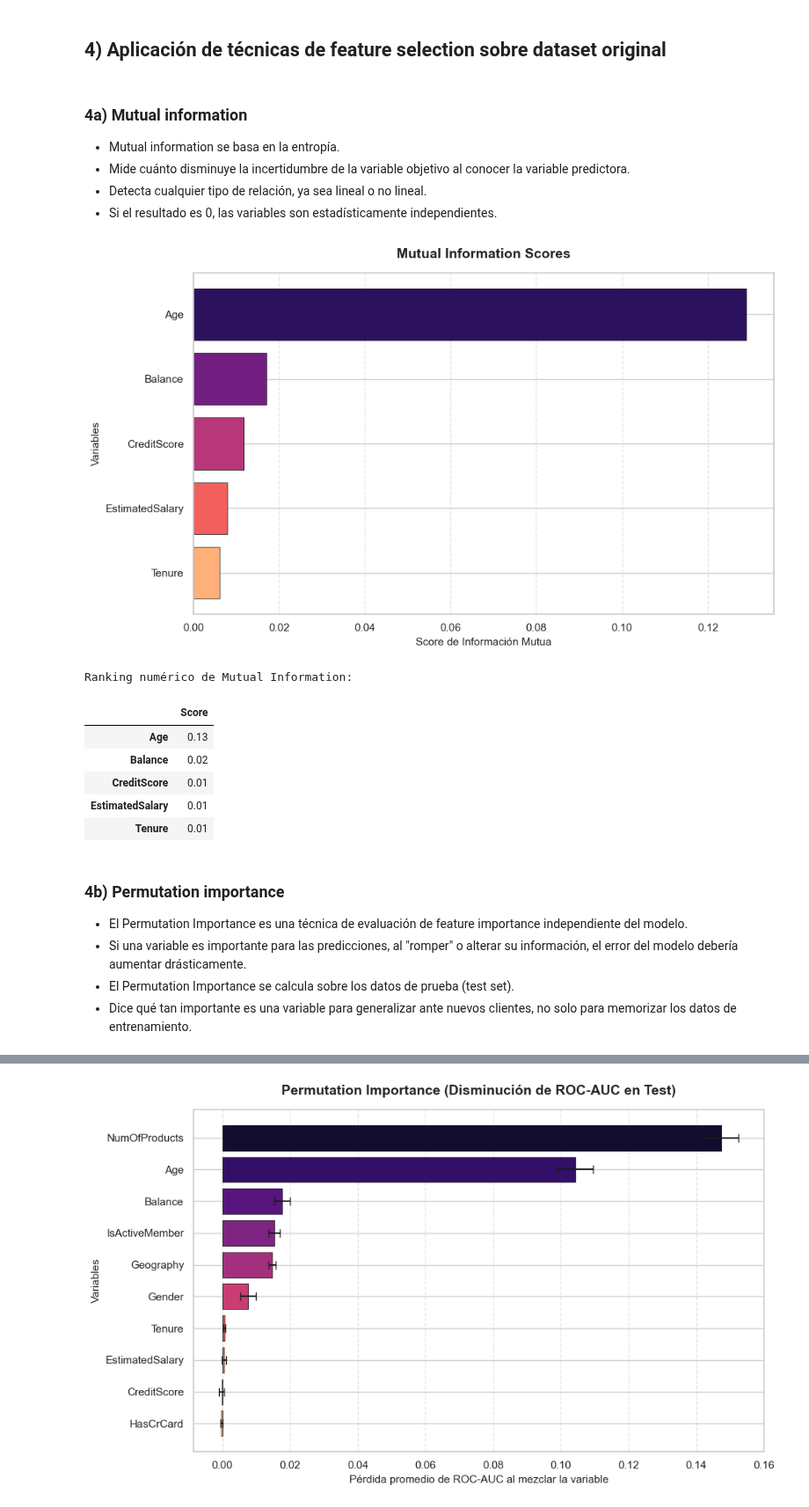
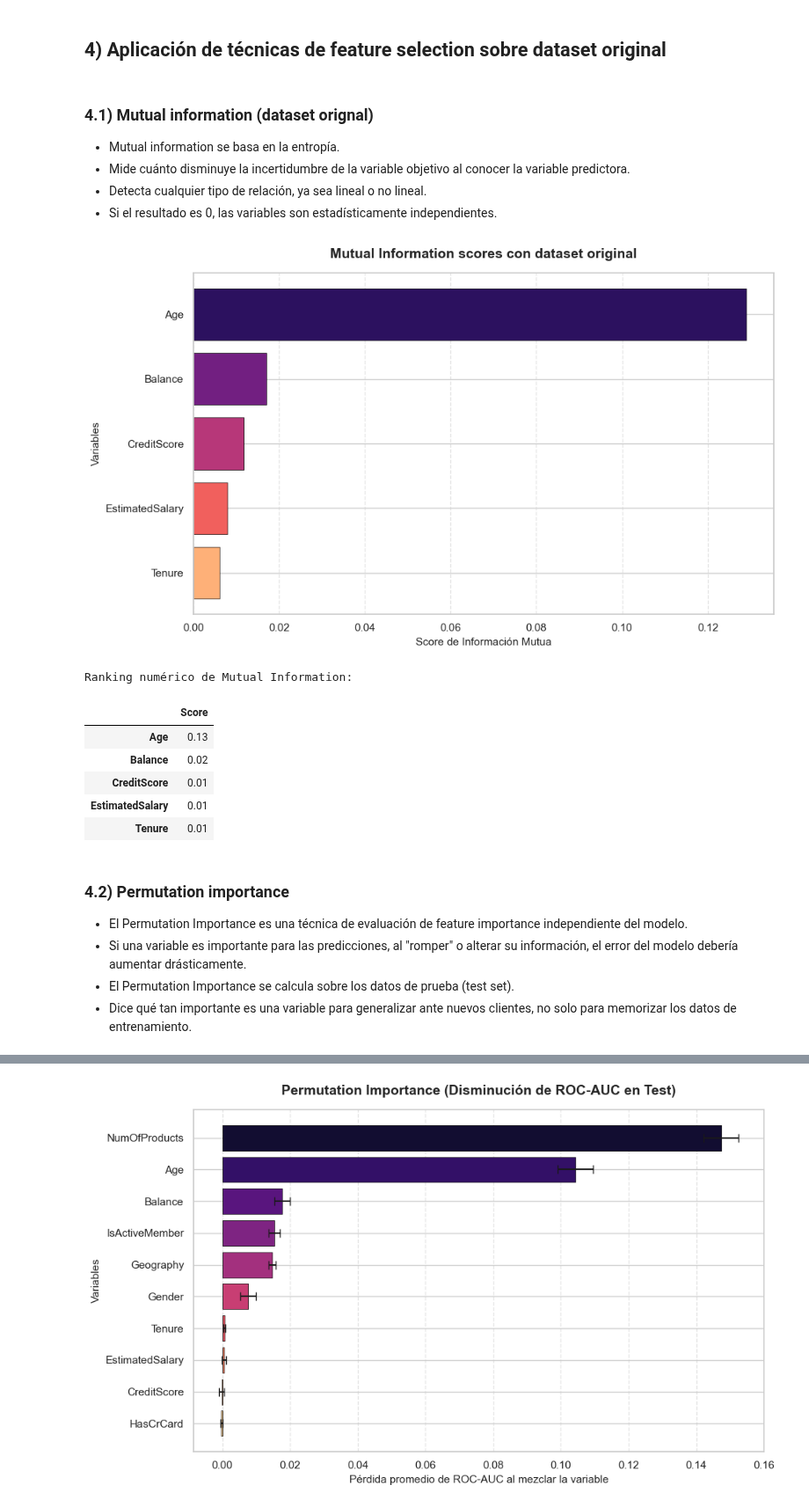
Before and after one commit to estebancardoso96/grupo_3, a Jupyter notebook: Principal_version_4.ipynb, the cells around one changed output, grey strips where cells are left out. Shown at 88% size. Cells and saved outputs as stored; diff of their text form; code cells hidden in the pictures.

```diff
--- a/Principal_version_4.ipynb
+++ b/Principal_version_4.ipynb
@@ -708,7 +708,7 @@ weighted avg       0.88      0.84      0.85      3000
 # %% [markdown]
 ## 4) Aplicación de técnicas de feature selection sobre dataset original
 # %% [markdown]
-### 4a) Mutual information
+### 4.1) Mutual information (dataset orignal)
 - Mutual information se basa en la entropía.
 - Mide cuánto disminuye la incertidumbre de la variable objetivo al conocer la variable predictora.
 - Detecta cualquier tipo de relación, ya sea lineal o no lineal.
@@ -720,35 +720,35 @@ from sklearn.feature_selection import mutual_info_classif
 mi = mutual_info_classif(X_train[num_features], y_train, random_state=42)
 mi_scores = pd.Series(mi, index=num_features).sort_values(ascending=False)
 
 # Configuramos la estética del gráfico
 plt.figure(figsize=(10, 6))
 
 # Visualización gráfico de mutual information
 plt.barh(
     y=mi_scores.index,
     width=mi_scores.values,
     color=sns.color_palette('magma', len(mi_scores)),
     edgecolor='black',
     linewidth=0.5
 )
 
 # Invertimos eje Y para que la variable más importante esté arriba
 plt.gca().invert_yaxis()
 
 # Generamos títulos y etiquetas
-plt.title('Mutual Information Scores', fontsize=14, fontweight='bold', pad=15)
+plt.title('Mutual Information scores con dataset original', fontsize=14, fontweight='bold', pad=15)
 plt.xlabel('Score de Información Mutua', fontsize=11)
 plt.ylabel('Variables', fontsize=11)
 plt.grid(axis='x', linestyle='--', alpha=0.5)
 
 plt.tight_layout()
 plt.show()
 
 # Mostramos la tabla exacta en pantalla
 print("Ranking numérico de Mutual Information:")
 display(mi_scores.to_frame(name='Score'))
 # %% [output]
-[figure, old version]
+[figure, new version]
 Ranking numérico de Mutual Information:
 |  | Score |
 | Age | 0.13 |
@@ -757,7 +757,7 @@ Ranking numérico de Mutual Information:
 | EstimatedSalary | 0.01 |
 | Tenure | 0.01 |
 # %% [markdown]
-### 4b) Permutation importance
+### 4.2) Permutation importance
 - El Permutation Importance es una técnica de evaluación de feature importance independiente del modelo.
 - Si una variable es importante para las predicciones, al "romper" o alterar su información, el error del modelo debería aumentar drásticamente.
 - El Permutation Importance se calcula sobre los datos de prueba (test set).
```
Also changed, not shown: parts of 48 cells of this notebook.
